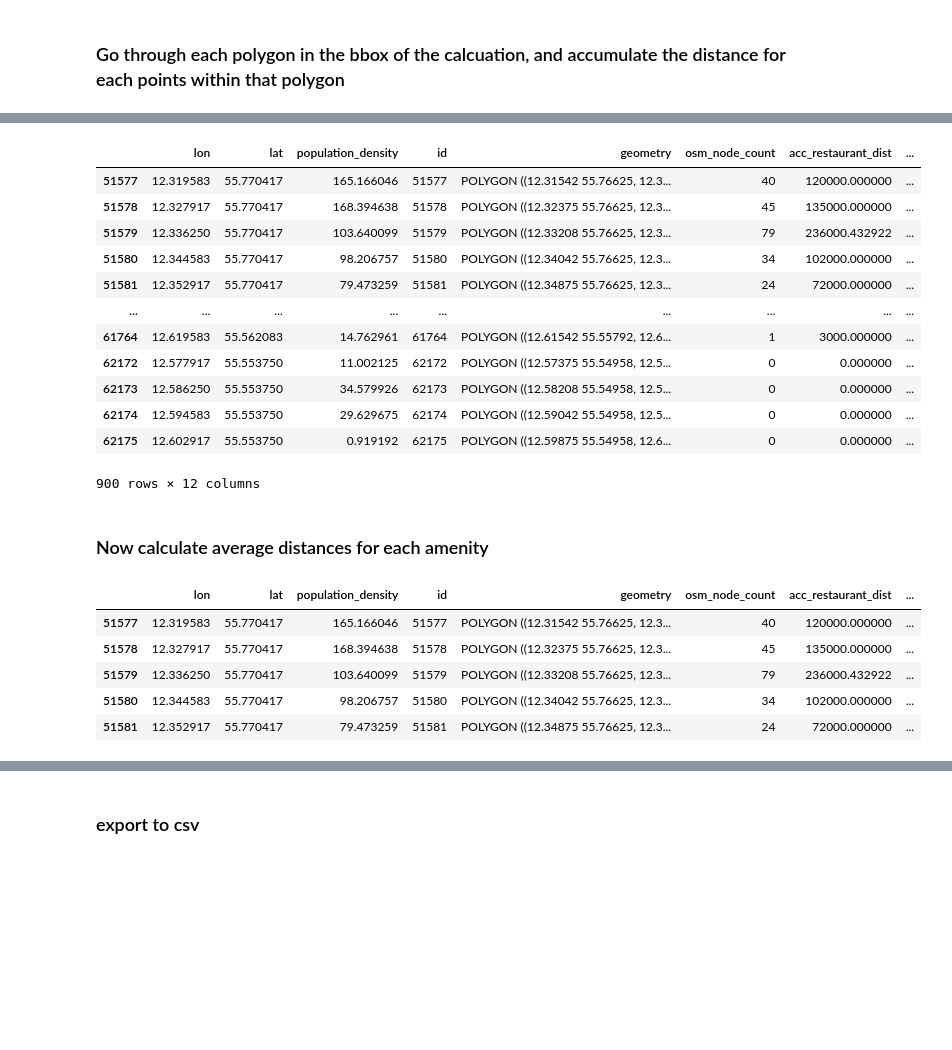
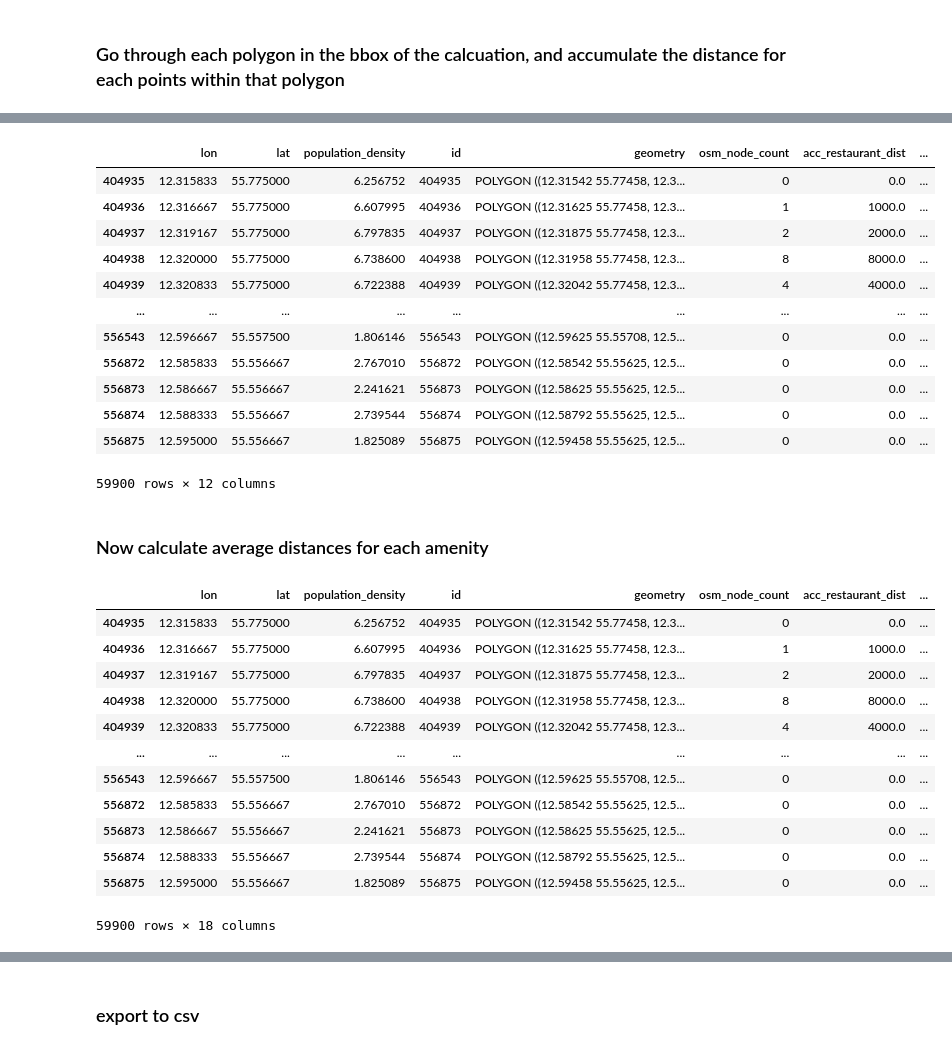
Before and after one commit to JacobKjaerulffFurberg/15MinutesCitiesVisualization, a Jupyter notebook: notebooks/GetAccessibilityDataAndJoinWithGrid.ipynb, the cells around one changed output, grey strips where cells are left out. Drawn from its saved outputs; the diff is of its cells as text; code cells hidden in the pictures; blank space fills up the shorter version.

```diff
--- a/notebooks/GetAccessibilityDataAndJoinWithGrid.ipynb
+++ b/notebooks/GetAccessibilityDataAndJoinWithGrid.ipynb
@@ -7,7 +7,7 @@ from shapely.geometry import Polygon, Point
 import geopandas
 import geojson
 
-polygons_df = geopandas.read_file(f'../geojson_files/dk_pop_1k_polygons.geojson')
+polygons_df = geopandas.read_file(f'../geojson_files/dk_pop_100m_polygons.geojson')
 
 polygons_df
 # %% [output]
@@ -157,37 +165,7 @@ fig.update_layout(
 # %%
 curr_bbox = dk_bbox_polygon
 # %%
-import importlib, sys
-sys.path.append('../helper_scripts/')
-from PandanaHandler import getAccessibilityMeasures
-importlib.reload(sys.modules['PandanaHandler'])
-from PandanaHandler import getAccessibilityMeasures
-
-
-import numpy as np
-
-max_width = 0.1
-max_height = 0.1
-
-acc_df = pd.DataFrame({})
-for lon in np.arange(bbox_min_lon, bbox_max_lon, max_width):
-    for lat in np.arange(bbox_min_lat, bbox_max_lat, max_height):
-        curr_bbox = [lat, lon, lat+max_height, lon+max_width]
-        bbox_polygon = Polygon([
-                        [lon, lat],
-                        [lon, lat+max_height],
-                        [lon+max_width, lat+max_height],
-                        [lon+max_width, lat],
-                        [lon, lat]
-                    ])
-        print(bbox_polygon)
-        polys = polygons_df[polygons_df.within(bbox_polygon)]
-        if len(polys.index) > 0:
-            #acc = acc + polys.index.tolist()
-            print(curr_bbox)
-            try:
-                temp_df = getAccessibilityMeasures(bbox = curr_bbox)
-                acc_df = acc_df.append(temp_df)
-            except Exception as e:
-                print(f'{e}')
+dk_bbox = [bbox_min_lon, bbox_min_lat, bbox_max_lon, bbox_max_lat]
+#        curr_bbox = [lat, lon, lat+max_height, lon+max_width]
+acc_df = getAccessibilityMeasures(bbox = [dk_bbox[1], dk_bbox[0], dk_bbox[3], dk_bbox[2]])
 # %% [output]
@@ -368,30 +346,37 @@ Time taken: 3.629938840866089
 all_df
 # %% [output]
 |  | lon | lat | population_density | id | geometry | osm_node_count | acc_restaurant_dist | ... |
-| 51577 | 12.319583 | 55.770417 | 165.166046 | 51577 | POLYGON ((12.31542 55.76625, 12.3... | 40 | 120000.000000 | ... |
-| 51578 | 12.327917 | 55.770417 | 168.394638 | 51578 | POLYGON ((12.32375 55.76625, 12.3... | 45 | 135000.000000 | ... |
-| 51579 | 12.336250 | 55.770417 | 103.640099 | 51579 | POLYGON ((12.33208 55.76625, 12.3... | 79 | 236000.432922 | ... |
-| 51580 | 12.344583 | 55.770417 | 98.206757 | 51580 | POLYGON ((12.34042 55.76625, 12.3... | 34 | 102000.000000 | ... |
-| 51581 | 12.352917 | 55.770417 | 79.473259 | 51581 | POLYGON ((12.34875 55.76625, 12.3... | 24 | 72000.000000 | ... |
+| 404935 | 12.315833 | 55.775000 | 6.256752 | 404935 | POLYGON ((12.31542 55.77458, 12.3... | 0 | 0.0 | ... |
+| 404936 | 12.316667 | 55.775000 | 6.607995 | 404936 | POLYGON ((12.31625 55.77458, 12.3... | 1 | 1000.0 | ... |
+| 404937 | 12.319167 | 55.775000 | 6.797835 | 404937 | POLYGON ((12.31875 55.77458, 12.3... | 2 | 2000.0 | ... |
+| 404938 | 12.320000 | 55.775000 | 6.738600 | 404938 | POLYGON ((12.31958 55.77458, 12.3... | 8 | 8000.0 | ... |
+| 404939 | 12.320833 | 55.775000 | 6.722388 | 404939 | POLYGON ((12.32042 55.77458, 12.3... | 4 | 4000.0 | ... |
 | ... | ... | ... | ... | ... | ... | ... | ... | ... |
-| 61764 | 12.619583 | 55.562083 | 14.762961 | 61764 | POLYGON ((12.61542 55.55792, 12.6... | 1 | 3000.000000 | ... |
-| 62172 | 12.577917 | 55.553750 | 11.002125 | 62172 | POLYGON ((12.57375 55.54958, 12.5... | 0 | 0.000000 | ... |
-| 62173 | 12.586250 | 55.553750 | 34.579926 | 62173 | POLYGON ((12.58208 55.54958, 12.5... | 0 | 0.000000 | ... |
-| 62174 | 12.594583 | 55.553750 | 29.629675 | 62174 | POLYGON ((12.59042 55.54958, 12.5... | 0 | 0.000000 | ... |
-| 62175 | 12.602917 | 55.553750 | 0.919192 | 62175 | POLYGON ((12.59875 55.54958, 12.6... | 0 | 0.000000 | ... |
+| 556543 | 12.596667 | 55.557500 | 1.806146 | 556543 | POLYGON ((12.59625 55.55708, 12.5... | 0 | 0.0 | ... |
+| 556872 | 12.585833 | 55.556667 | 2.767010 | 556872 | POLYGON ((12.58542 55.55625, 12.5... | 0 | 0.0 | ... |
+| 556873 | 12.586667 | 55.556667 | 2.241621 | 556873 | POLYGON ((12.58625 55.55625, 12.5... | 0 | 0.0 | ... |
+| 556874 | 12.588333 | 55.556667 | 2.739544 | 556874 | POLYGON ((12.58792 55.55625, 12.5... | 0 | 0.0 | ... |
+| 556875 | 12.595000 | 55.556667 | 1.825089 | 556875 | POLYGON ((12.59458 55.55625, 12.5... | 0 | 0.0 | ... |
-900 rows × 12 columns
+59900 rows × 12 columns
 # %% [markdown]
 ### Now calculate average distances for each amenity
 # %%
 for ame in amenities:
     all_df[f'avg_{ame}_dist'] = all_df[f'acc_{ame}_dist']/all_df["osm_node_count"]
 # %%
-all_df.head(5)
+all_df
 # %% [output]
 |  | lon | lat | population_density | id | geometry | osm_node_count | acc_restaurant_dist | ... |
-| 51577 | 12.319583 | 55.770417 | 165.166046 | 51577 | POLYGON ((12.31542 55.76625, 12.3... | 40 | 120000.000000 | ... |
-| 51578 | 12.327917 | 55.770417 | 168.394638 | 51578 | POLYGON ((12.32375 55.76625, 12.3... | 45 | 135000.000000 | ... |
-| 51579 | 12.336250 | 55.770417 | 103.640099 | 51579 | POLYGON ((12.33208 55.76625, 12.3... | 79 | 236000.432922 | ... |
-| 51580 | 12.344583 | 55.770417 | 98.206757 | 51580 | POLYGON ((12.34042 55.76625, 12.3... | 34 | 102000.000000 | ... |
-| 51581 | 12.352917 | 55.770417 | 79.473259 | 51581 | POLYGON ((12.34875 55.76625, 12.3... | 24 | 72000.000000 | ... |
+| 404935 | 12.315833 | 55.775000 | 6.256752 | 404935 | POLYGON ((12.31542 55.77458, 12.3... | 0 | 0.0 | ... |
+| 404936 | 12.316667 | 55.775000 | 6.607995 | 404936 | POLYGON ((12.31625 55.77458, 12.3... | 1 | 1000.0 | ... |
+| 404937 | 12.319167 | 55.775000 | 6.797835 | 404937 | POLYGON ((12.31875 55.77458, 12.3... | 2 | 2000.0 | ... |
+| 404938 | 12.320000 | 55.775000 | 6.738600 | 404938 | POLYGON ((12.31958 55.77458, 12.3... | 8 | 8000.0 | ... |
+| 404939 | 12.320833 | 55.775000 | 6.722388 | 404939 | POLYGON ((12.32042 55.77458, 12.3... | 4 | 4000.0 | ... |
+| ... | ... | ... | ... | ... | ... | ... | ... | ... |
+| 556543 | 12.596667 | 55.557500 | 1.806146 | 556543 | POLYGON ((12.59625 55.55708, 12.5... | 0 | 0.0 | ... |
+| 556872 | 12.585833 | 55.556667 | 2.767010 | 556872 | POLYGON ((12.58542 55.55625, 12.5... | 0 | 0.0 | ... |
+| 556873 | 12.586667 | 55.556667 | 2.241621 | 556873 | POLYGON ((12.58625 55.55625, 12.5... | 0 | 0.0 | ... |
+| 556874 | 12.588333 | 55.556667 | 2.739544 | 556874 | POLYGON ((12.58792 55.55625, 12.5... | 0 | 0.0 | ... |
+| 556875 | 12.595000 | 55.556667 | 1.825089 | 556875 | POLYGON ((12.59458 55.55625, 12.5... | 0 | 0.0 | ... |
+59900 rows × 18 columns
 # %%
```
Also changed, not shown: parts of 32 cells of this notebook, 6 other files.
